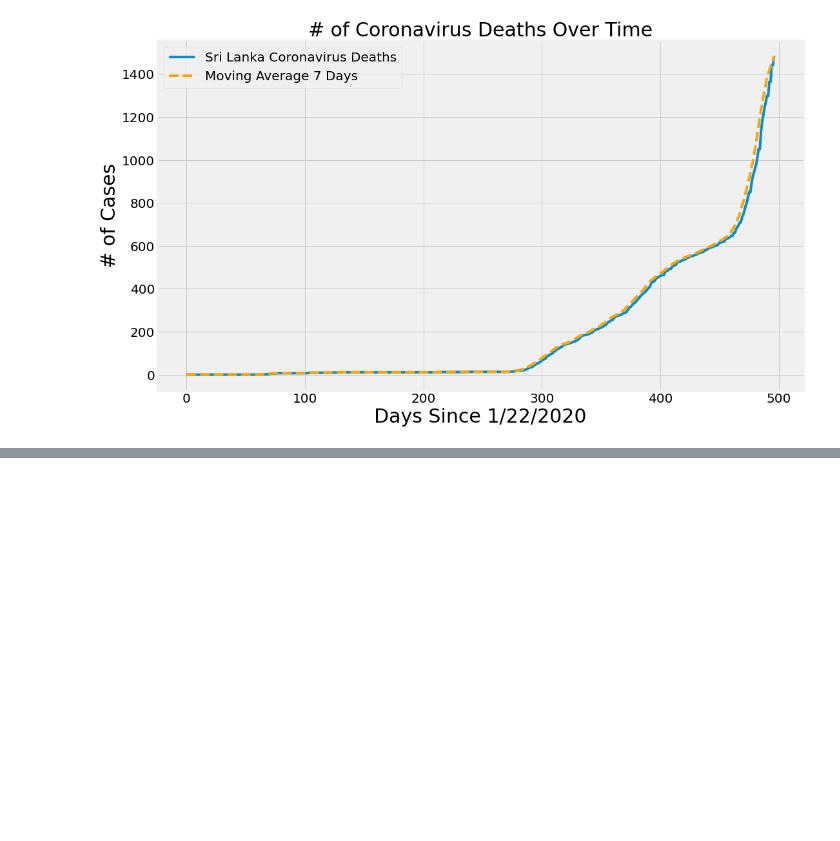
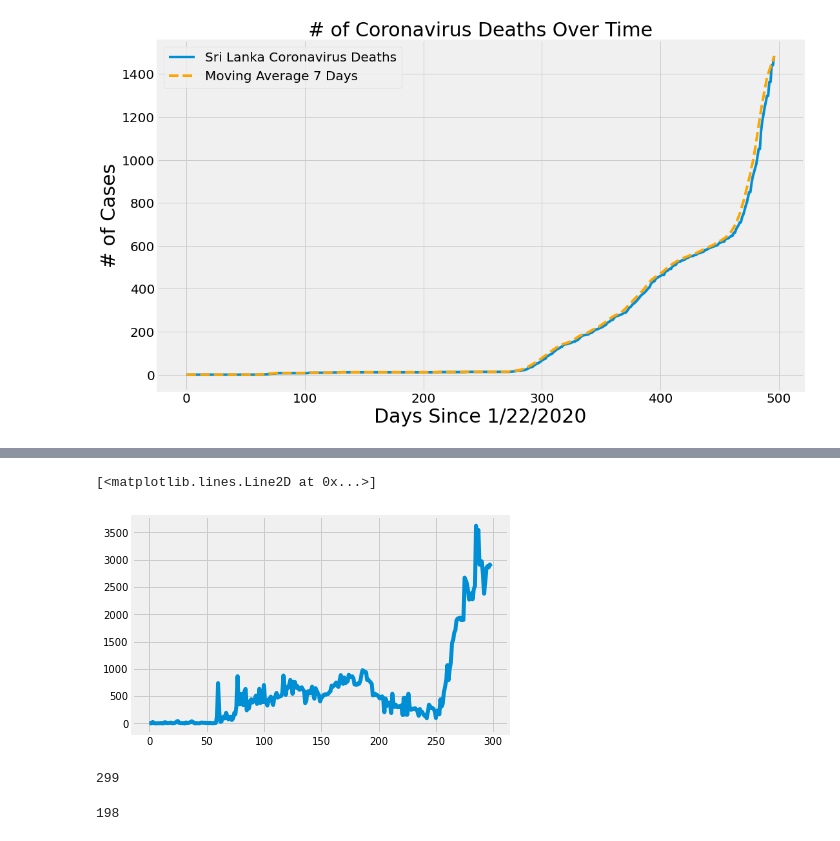
Before and after one commit to nilupulmanodya/covid-19-dashboard-for-SL, a Jupyter notebook: notebooks/Pipeline for Time Series anlysis.ipynb, the cells around one changed output, grey strips where cells are left out. Cells and saved outputs as stored; diff of their text form; code cells hidden in the pictures; blank space fills up the shorter version.

Commit message:
test ARIMA

```diff
--- a/notebooks/Pipeline for Time Series anlysis.ipynb
+++ b/notebooks/Pipeline for Time Series anlysis.ipynb
@@ -583,0 +554,25 @@ country_visualizations('Austria')
+# %%
+#a.index = series.index.to_period('M')
+# split into train and test sets
+X = a.values
+size = int(len(X) * 0.4)
+train, test = X[0:size], X[size:len(X)]
+history = [x for x in train]
+predictions = list()
+# walk-forward validation
+for t in range(len(test)):
+    model = ARIMA(history, order=(5,1,0))
+    model_fit = model.fit()
+    output = model_fit.forecast()
+    yhat = output[0]
+    predictions.append(yhat)
+    obs = test[t]
+    history.append(obs)
+    print('predicted=%f, expected=%f' % (yhat, obs))
+# evaluate forecasts
+#rmse = sqrt(mean_squared_error(test, predictions))
+print('Test RMSE: %.3f' % rmse)
+# plot forecasts against actual outcomes
+pyplot.plot(test)
+pyplot.plot(predictions, color='red')
+pyplot.show()
@@ -583,0 +598,13 @@ country_visualizations('Austria')
+# %%
+pyplot.plot(test)
+# %% [output]
+[<matplotlib.lines.Line2D at 0x...>]
+[figure, added]
+# %%
+len(test)
+# %% [output]
+299
+# %%
+len(train)
+# %% [output]
+198
```
Also changed, not shown: parts of 34 cells of this notebook, 1 other file.
